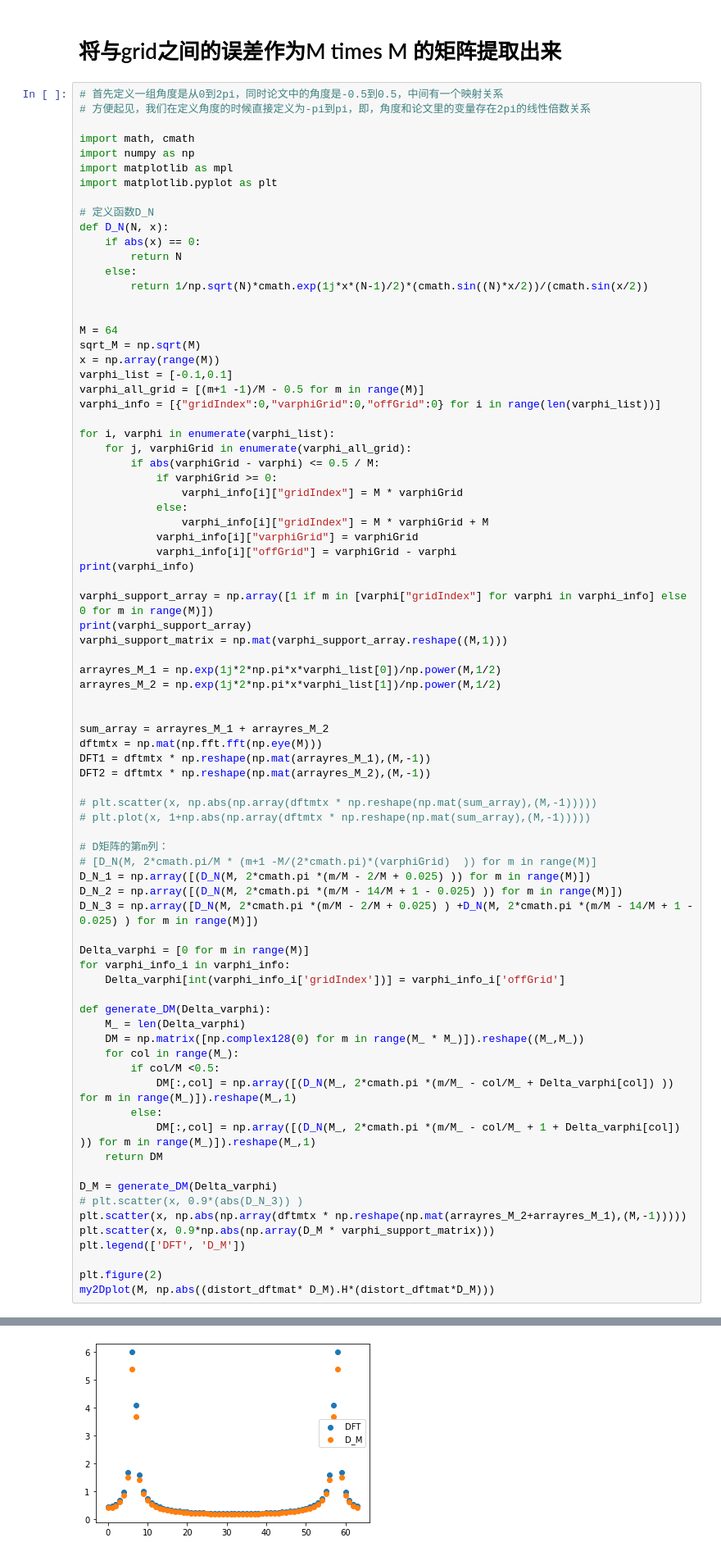
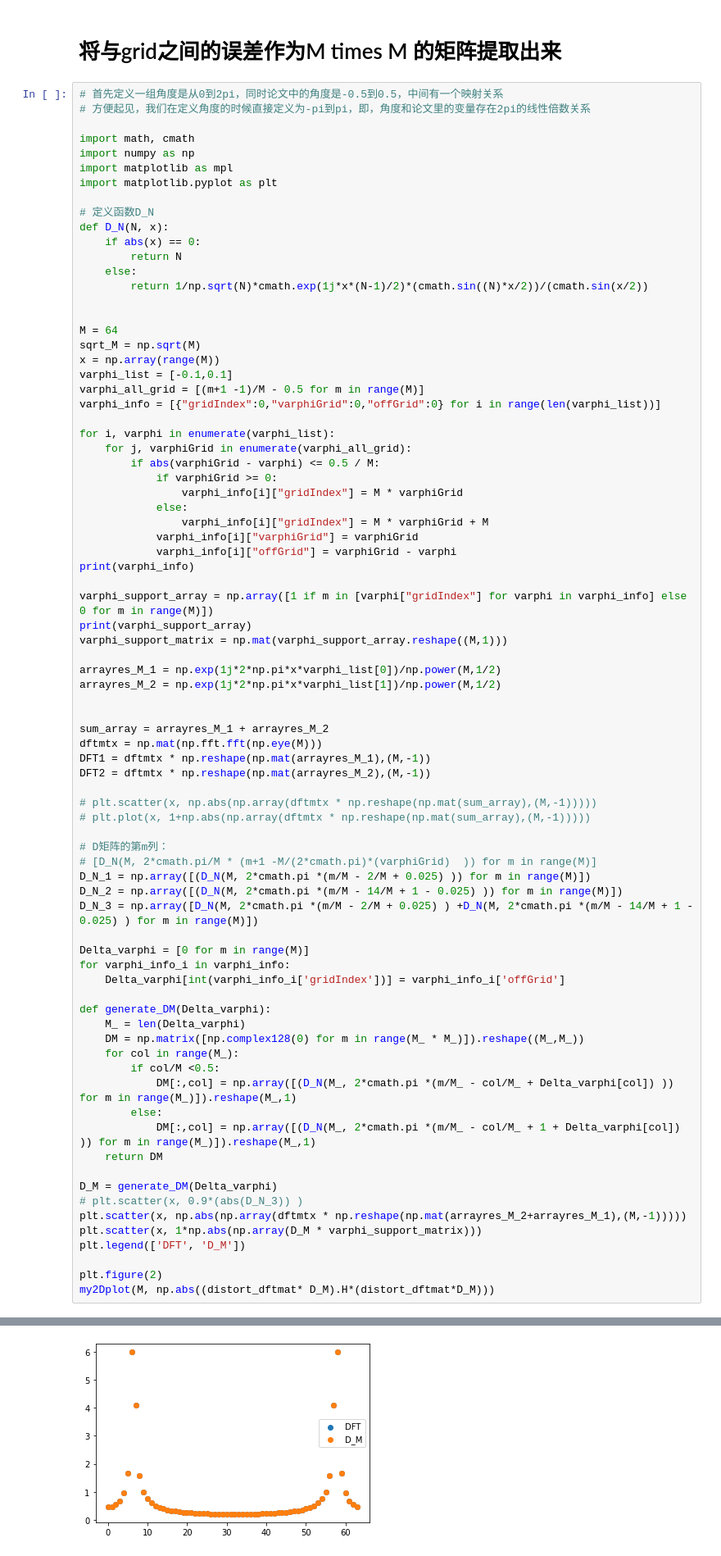
Before and after one commit to Brook1711/RIS-Angular-Domain, a Jupyter notebook: doc/paper_plot.ipynb, the cells around one changed output, grey strips where cells are left out. Shown at 82% size. Saved outputs shown, nothing was run; the diff lists cells and outputs as text.

```diff
--- a/doc/paper_plot.ipynb
+++ b/doc/paper_plot.ipynb
@@ -293,7 +293,7 @@ def generate_DM(Delta_varphi):
 D_M = generate_DM(Delta_varphi)
 # plt.scatter(x, 0.9*(abs(D_N_3)) )
 plt.scatter(x, np.abs(np.array(dftmtx * np.reshape(np.mat(arrayres_M_2+arrayres_M_1),(M,-1)))))
-plt.scatter(x, 0.9*np.abs(np.array(D_M * varphi_support_matrix)))
+plt.scatter(x, 1*np.abs(np.array(D_M * varphi_support_matrix)))
 plt.legend(['DFT', 'D_M'])
 
 plt.figure(2)
@@ -306 +306 @@ my2Dplot(M, np.abs((distort_dftmat* D_M).H*(distort_dftmat*D_M)))
-[figure, old version]
+[figure, new version]
```
Also changed, not shown: parts of 1 cell of this notebook, 1 other file.
